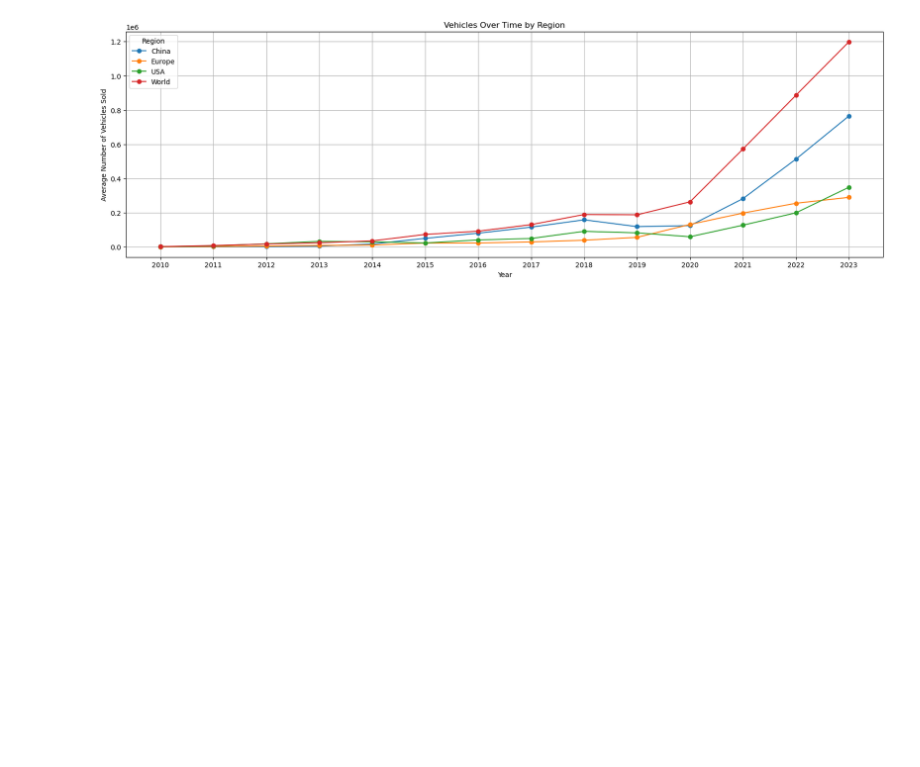
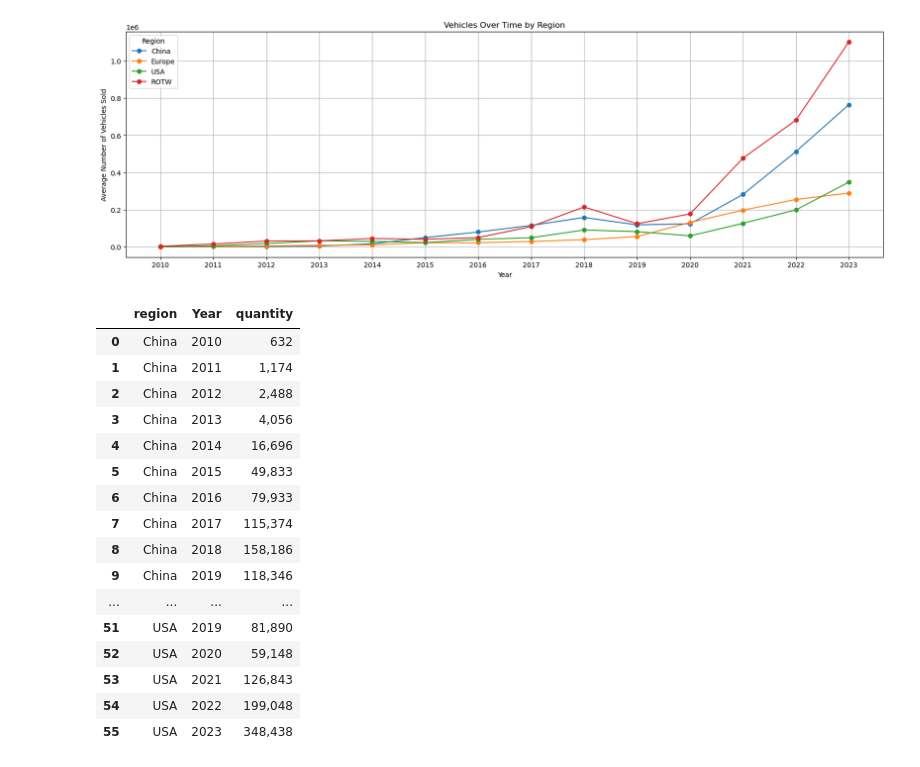
Before and after one commit to j-wright/Project-One, a Jupyter notebook: policies_sales.ipynb, the cells around one changed output. Cells and saved outputs as stored; diff of their text form; code cells hidden in the pictures; blank space fills up the shorter version.

```diff
--- a/policies_sales.ipynb
+++ b/policies_sales.ipynb
@@ -5,2 +6,4 @@ import pandas as pd
+# %%
+pd.options.display.float_format = '{:,.3f}'.format
 # %%
 sales = pd.read_csv("Datasets/IEA Global EV Data 2024 v2.csv")
@@ -28,27 +50,44 @@ policies.head()
 # %%
 #Group sales by region and year, total by average of unit = 'Vehicles'
-selected_regions = ['USA', 'China', 'Europe', 'World']
+selected_regions = ['USA', 'China', 'Europe', 'ROTW']
 filtered_sales = sales[sales['region'].isin(selected_regions)]
-average_data = filtered_sales.groupby(['region','year'])['quantity'].mean().reset_index()
+average_data = filtered_sales.groupby(['region','Year'])['quantity'].mean().reset_index()
 plt.figure(figsize=(20, 6))
 for region in filtered_sales['region'].unique():
     region_data = average_data[average_data['region'] == region]
-    plt.plot(region_data['year'], region_data['quantity'], marker='o', label=region)
+    plt.plot(region_data['Year'], region_data['quantity'], marker='o', label=region)
 
 plt.title('Vehicles Over Time by Region')
 plt.xlabel('Year')
 plt.ylabel('Average Number of Vehicles Sold')
 plt.legend(title='Region')
 plt.grid()
-plt.xticks(region_data['year'].unique())
+plt.xticks(region_data['Year'].unique())
 plt.show()
 
-
+average_data
 #Create line graph of each country's sales over time. Add policies points on line
 
 #Filter first for countries where there is a match between the two data sources. See if there's a trend in the location of the policy datapoint and the country's sales trends.
 # %% [output]
-[figure, old version]
+[figure, new version]
+|  | region | Year | quantity |
+| 0 | China | 2010 | 632 |
+| 1 | China | 2011 | 1,174 |
+| 2 | China | 2012 | 2,488 |
+| 3 | China | 2013 | 4,056 |
+| 4 | China | 2014 | 16,696 |
+| 5 | China | 2015 | 49,833 |
+| 6 | China | 2016 | 79,933 |
+| 7 | China | 2017 | 115,374 |
+| 8 | China | 2018 | 158,186 |
+| 9 | China | 2019 | 118,346 |
+| ... | ... | ... | ... |
+| 51 | USA | 2019 | 81,890 |
+| 52 | USA | 2020 | 59,148 |
+| 53 | USA | 2021 | 126,843 |
+| 54 | USA | 2022 | 199,048 |
+| 55 | USA | 2023 | 348,438 |
 # %%
 #Group policies by country and year, total by count of policy type
 grouped_policies = policies.groupby(['Year', 'Region2']).size().unstack(fill_value=0)
```
Also changed, not shown: parts of 10 cells of this notebook, 3 other files.
